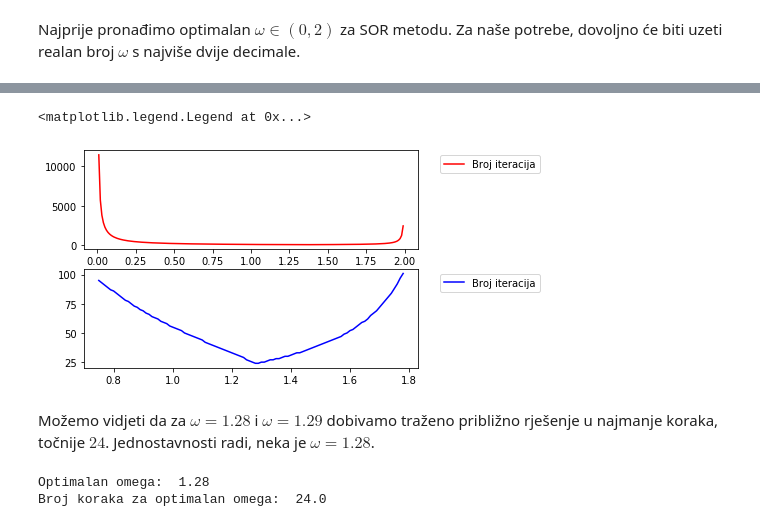
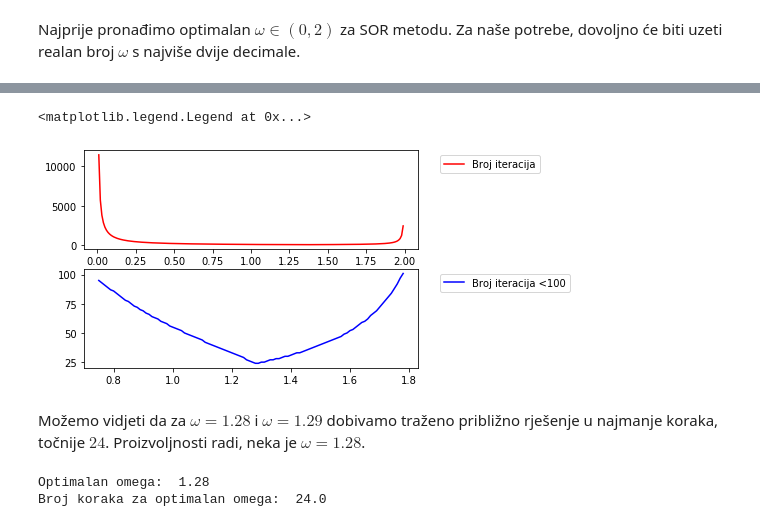
Before and after one commit to matkobrandic/PythonEssay, a Jupyter notebook: Numeričko rješavanje sustava linearnih jednadžbi i inicijalnog problema za ODJ.ipynb, the cells around one changed output, grey strips where cells are left out. Saved outputs shown, nothing was run; the diff lists cells and outputs as text; code cells hidden in the pictures.

```diff
--- a/Numeričko rješavanje sustava linearnih jednadžbi i inicijalnog problema za ODJ.ipynb
+++ b/Numeričko rješavanje sustava linearnih jednadžbi i inicijalnog problema za ODJ.ipynb
@@ -243,7 +264,7 @@ def sor(x, A, b, omega, tolerance):
     L = np.linalg.inv(D + omega*L)
     U = (1-omega)*D - omega*U
 
-    #x = Fx + c
+    #matrica F i vektor c za računanje aproksimacije u svakom koraku
     F = L @ U
     c = (omega*L) @ b
 
@@ -258,7 +279,7 @@ def sor(x, A, b, omega, tolerance):
         x = F@x + c
         residual = np.append(residual, np.linalg.norm(b - A@x))
         approximations = np.append(approximations, x).reshape(k+1, n)
-    return x, residual, approximations
+    return residual, approximations
 # %% [markdown]
 Za odabir optimalnog omege, prije testiranja ispitat ćemo moguće kandidate i izabrati optimalnu vrijednost. Sad se možemo pitati: zar ćemo testirati za sve realne brojeve? No, odabir će nam olakšati Kahanov teorem:
 
@@ -314,18 +337,18 @@ Broj koraka potreban za dostizanje tražene točnosti:  2418.0
 # %%
 fig1, (ax1, ax2) = plt.subplots(2,1)
 
 # Broj iteracija za svaku vrijednost vektora omegas
-ax1.plot(omegas, stepNumber, label='Broj iteracija',color='red')
+ax1.plot(omegas, stepNumber, label='Broj iteracija', color='red')
 ax1.legend(bbox_to_anchor=(1.05, 1), loc='upper left')
 
 # Broj iteracija za one omege za koje se tražena točnost postiže u manje od 100 koraka
-ax2.plot(omegas[74:178], stepNumber[74:178], label='Broj iteracija', color='blue')
+ax2.plot(omegas[74:178], stepNumber[74:178], label='Broj iteracija <100', color='blue')
 ax2.legend(bbox_to_anchor=(1.05, 1), loc='upper left')
 # %% [output]
 <matplotlib.legend.Legend at 0x...>
-[figure, old version]
+[figure, new version]
 # %% [markdown]
-Možemo vidjeti da za $\omega=1.28$ i $\omega=1.29$ dobivamo traženo približno rješenje u najmanje koraka, točnije $24$. Jednostavnosti radi, neka je $\omega=1.28$.
+Možemo vidjeti da za $\omega=1.28$ i $\omega=1.29$ dobivamo traženo približno rješenje u najmanje koraka, točnije $24$. Proizvoljnosti radi, neka je $\omega=1.28$.
 # %%
 print('Optimalan omega: ', omegas[np.argmin(stepNumber)])
 print('Broj koraka za optimalan omega: ', stepNumber.min())
```
Also changed, not shown: parts of 28 cells of this notebook.
